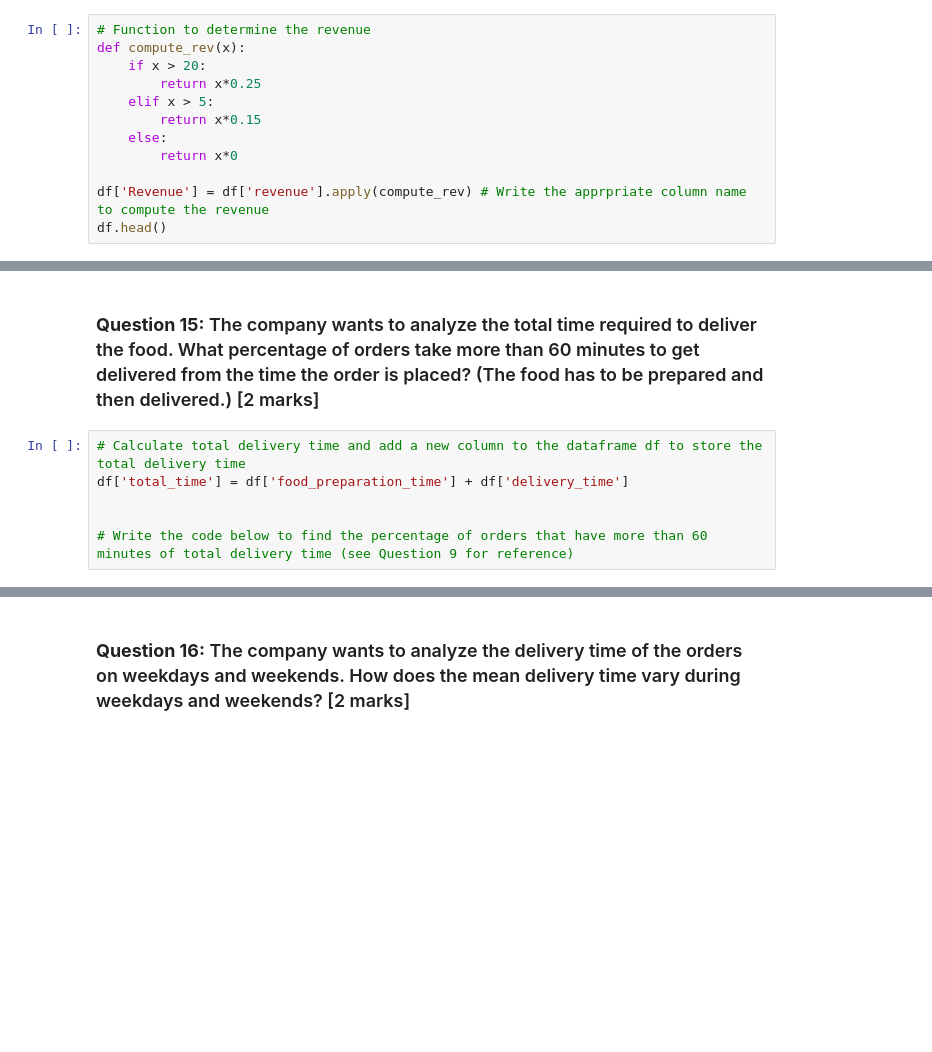
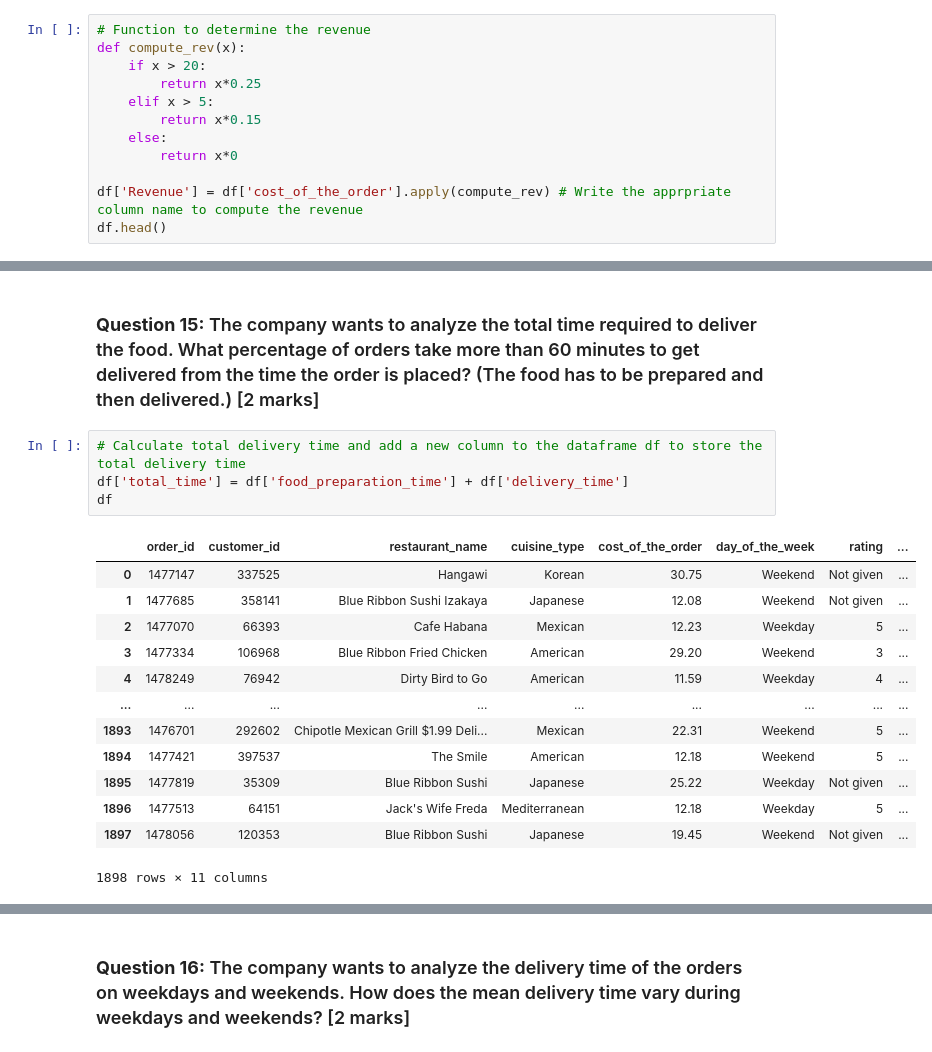
Before and after one commit to HelimaBass/Content_Drive, a Jupyter notebook: FDS_Project_LearnerNotebook_LowCode_MyWork.ipynb, the cells around one changed output, grey strips where cells are left out. Saved outputs shown, nothing was run; the diff lists cells and outputs as text; blank space fills up the shorter version.

```diff
--- a/FDS_Project_LearnerNotebook_LowCode_MyWork.ipynb
+++ b/FDS_Project_LearnerNotebook_LowCode_MyWork.ipynb
@@ -443,5 +456,5 @@ def compute_rev(x):
     else:
         return x*0
 
-df['Revenue'] = df['revenue'].apply(compute_rev) # Write the apprpriate column name to compute the revenue
+df['Revenue'] = df['cost_of_the_order'].apply(compute_rev) # Write the apprpriate column name to compute the revenue
 df.head()
@@ -454,6 +474,18 @@ print('The net revenue is around', round(total_rev, 2), 'dollars')
 # %%
 # Calculate total delivery time and add a new column to the dataframe df to store the total delivery time
 df['total_time'] = df['food_preparation_time'] + df['delivery_time']
-
-
-# Write the code below to find the percentage of orders that have more than 60 minutes of total delivery time (see Question 9 for reference)
+df
+# %% [output]
+|  | order_id | customer_id | restaurant_name | cuisine_type | cost_of_the_order | day_of_the_week | rating | ... |
+| 0 | 1477147 | 337525 | Hangawi | Korean | 30.75 | Weekend | Not given | ... |
+| 1 | 1477685 | 358141 | Blue Ribbon Sushi Izakaya | Japanese | 12.08 | Weekend | Not given | ... |
+| 2 | 1477070 | 66393 | Cafe Habana | Mexican | 12.23 | Weekday | 5 | ... |
+| 3 | 1477334 | 106968 | Blue Ribbon Fried Chicken | American | 29.20 | Weekend | 3 | ... |
+| 4 | 1478249 | 76942 | Dirty Bird to Go | American | 11.59 | Weekday | 4 | ... |
+| ... | ... | ... | ... | ... | ... | ... | ... | ... |
+| 1893 | 1476701 | 292602 | Chipotle Mexican Grill $1.99 Deli... | Mexican | 22.31 | Weekend | 5 | ... |
+| 1894 | 1477421 | 397537 | The Smile | American | 12.18 | Weekend | 5 | ... |
+| 1895 | 1477819 | 35309 | Blue Ribbon Sushi | Japanese | 25.22 | Weekday | Not given | ... |
+| 1896 | 1477513 | 64151 | Jack's Wife Freda | Mediterranean | 12.18 | Weekday | 5 | ... |
+| 1897 | 1478056 | 120353 | Blue Ribbon Sushi | Japanese | 19.45 | Weekend | Not given | ... |
+1898 rows × 11 columns
```
Also changed, not shown: parts of 7 cells of this notebook.
